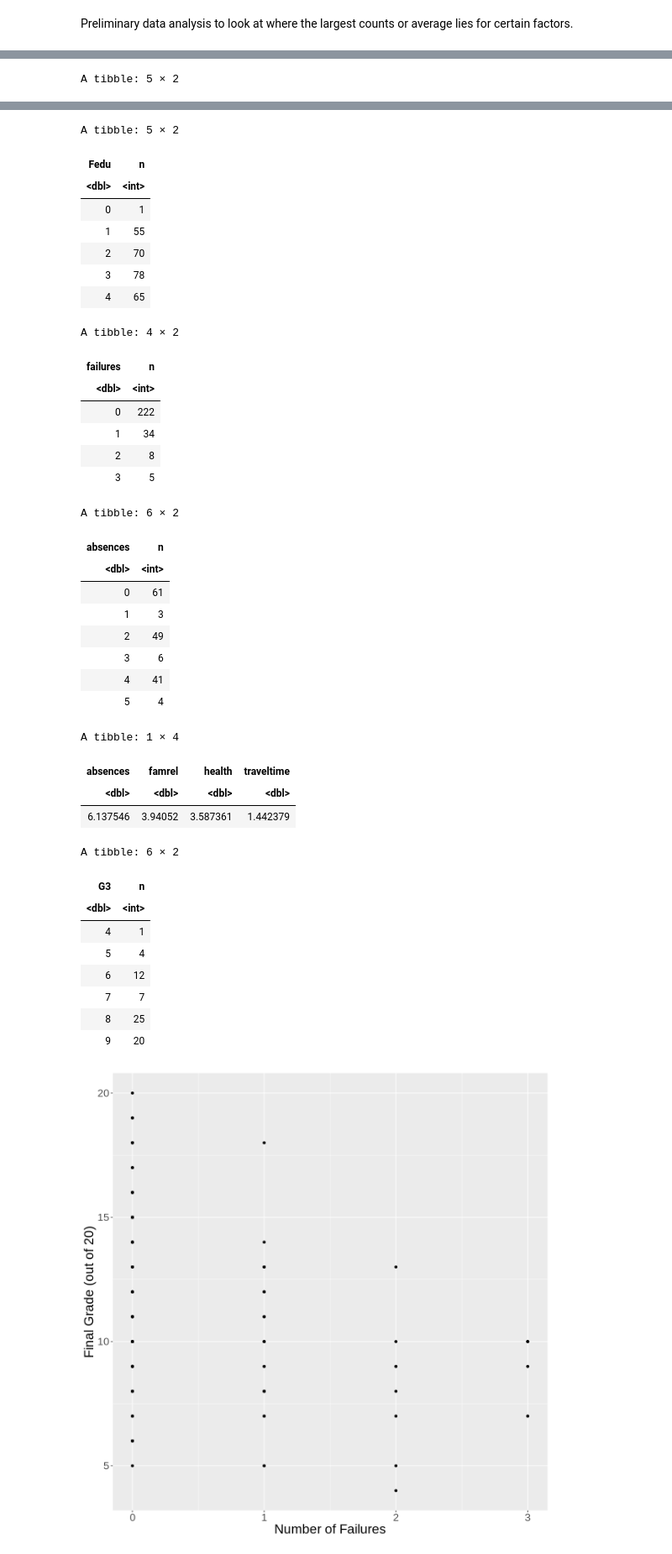
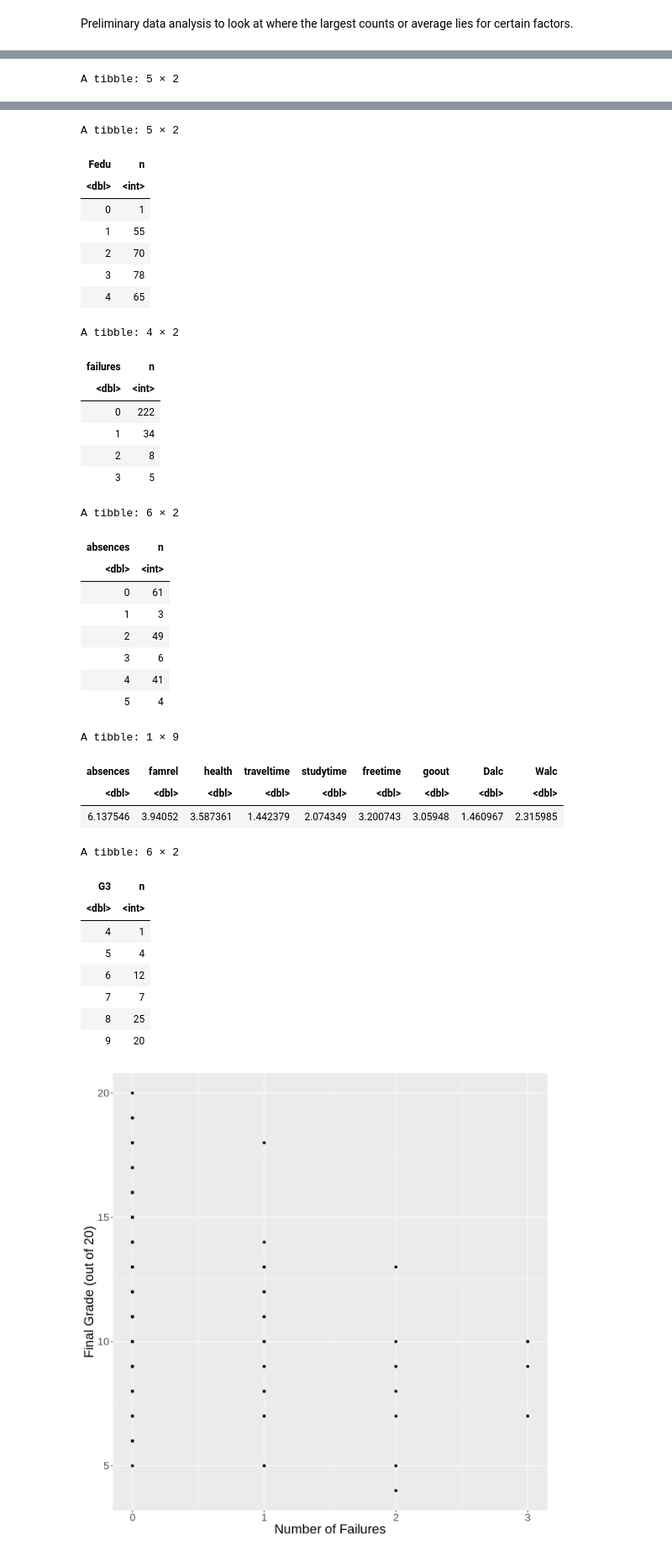
Before and after one commit to FelixNg21/DSCI100-project, a Jupyter notebook: Classification wrok.ipynb, the cells around one changed output, grey strips where cells are left out. Shown at 84% size. Saved outputs shown, nothing was run; the diff lists cells and outputs as text; code cells hidden in the pictures.

```diff
--- a/Classification wrok.ipynb
+++ b/Classification wrok.ipynb
@@ -118,7 +118,12 @@ student_train_mean <- group_by(student_train) %>%
     summarize(absences = mean(absences),
               famrel = mean(famrel),
              health = mean(health),
-             traveltime = mean(traveltime))
+             traveltime = mean(traveltime),
+             studytime = mean(studytime),
+             freetime = mean(freetime),
+             goout = mean(goout),
+             Dalc = mean(Dalc),
+             Walc = mean(Walc))
 
 
 # Student final grade distribution
@@ -147,37 +152,37 @@ A tibble: 5 × 2
 | <dbl> | <int> |
 | 0 | 3 |
 | 1 | 35 |
 | 2 | 65 |
 | 3 | 66 |
 | 4 | 100 |
 A tibble: 5 × 2
 | Fedu | n |
 | <dbl> | <int> |
 | 0 | 1 |
 | 1 | 55 |
 | 2 | 70 |
 | 3 | 78 |
 | 4 | 65 |
 A tibble: 4 × 2
 | failures | n |
 | <dbl> | <int> |
 | 0 | 222 |
 | 1 | 34 |
 | 2 | 8 |
 | 3 | 5 |
 A tibble: 6 × 2
 | absences | n |
 | <dbl> | <int> |
 | 0 | 61 |
 | 1 | 3 |
 | 2 | 49 |
 | 3 | 6 |
 | 4 | 41 |
 | 5 | 4 |
-A tibble: 1 × 4
+A tibble: 1 × 9
-| absences | famrel | health | traveltime |
-| <dbl> | <dbl> | <dbl> | <dbl> |
-| 6.137546 | 3.94052 | 3.587361 | 1.442379 |
+| absences | famrel | health | traveltime | studytime | freetime | goout | Dalc | Walc |
+| <dbl> | <dbl> | <dbl> | <dbl> | <dbl> | <dbl> | <dbl> | <dbl> | <dbl> |
+| 6.137546 | 3.94052 | 3.587361 | 1.442379 | 2.074349 | 3.200743 | 3.05948 | 1.460967 | 2.315985 |
 A tibble: 6 × 2
 | G3 | n |
 | <dbl> | <int> |
```
Also changed, not shown: parts of 18 cells of this notebook.
